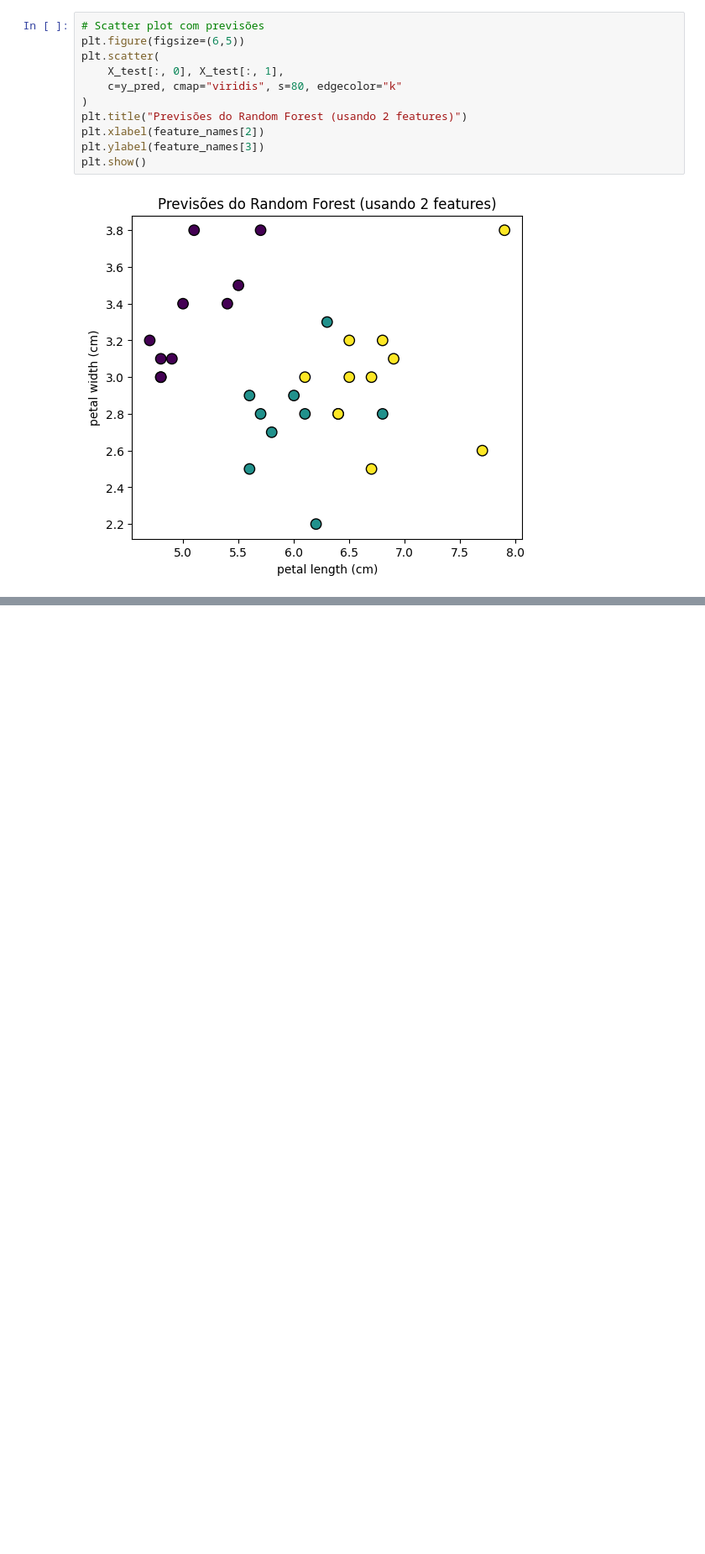
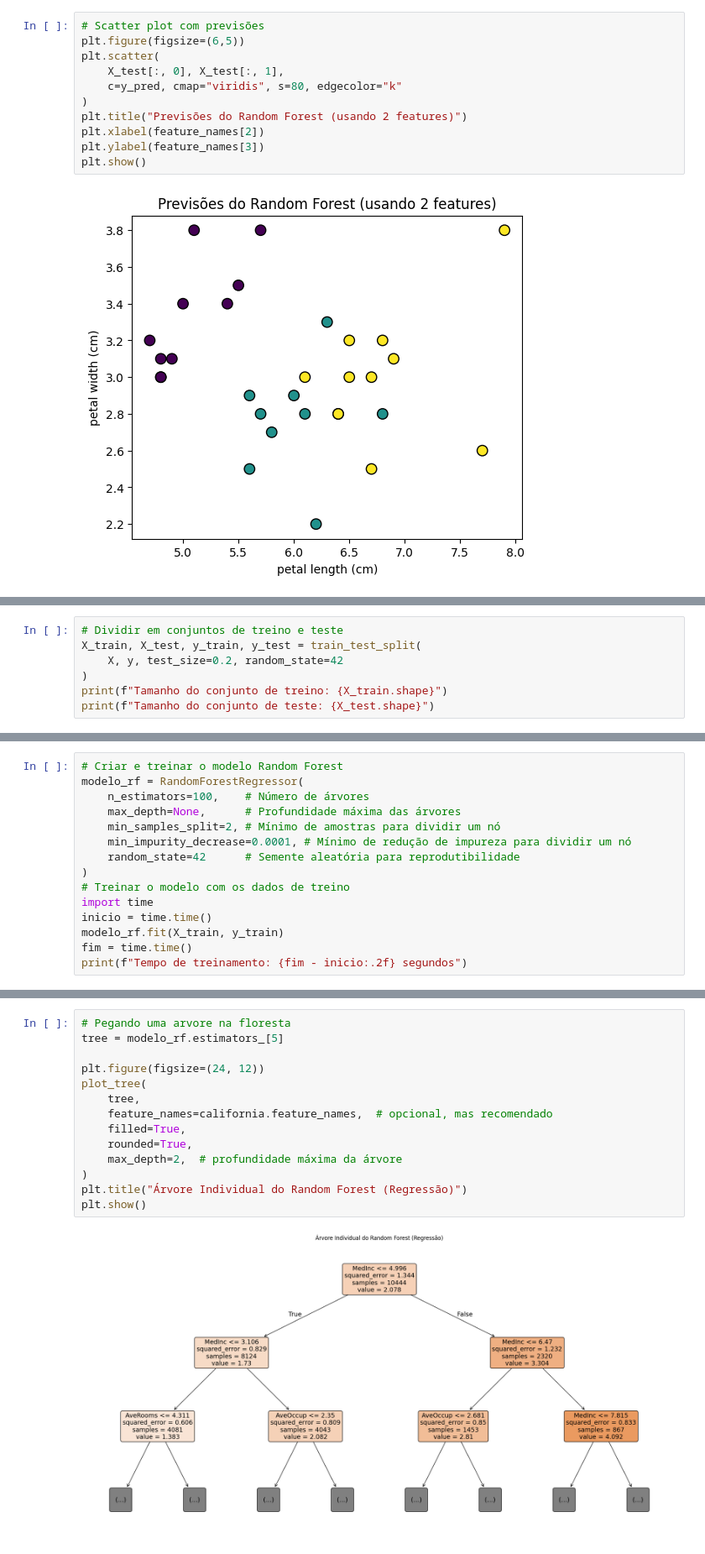
Before and after one commit to ricardoestevez/datascience, a Jupyter notebook: Random_Forest.ipynb, the cells around one changed output, grey strips where cells are left out. Shown at 84% size. Saved outputs shown, nothing was run; the diff lists cells and outputs as text; blank space fills up the shorter version.

Commit message:
Random Forest para Regressão

```diff
--- a/Random_Forest.ipynb
+++ b/Random_Forest.ipynb
@@ -225,0 +296,7 @@ plt.show()
+# %%
+# Dividir em conjuntos de treino e teste
+X_train, X_test, y_train, y_test = train_test_split(
+    X, y, test_size=0.2, random_state=42
+)
+print(f"Tamanho do conjunto de treino: {X_train.shape}")
+print(f"Tamanho do conjunto de teste: {X_test.shape}")
@@ -225,0 +306,15 @@ plt.show()
+# %%
+# Criar e treinar o modelo Random Forest
+modelo_rf = RandomForestRegressor(
+    n_estimators=100,    # Número de árvores
+    max_depth=None,      # Profundidade máxima das árvores
+    min_samples_split=2, # Mínimo de amostras para dividir um nó
+    min_impurity_decrease=0.0001, # Mínimo de redução de impureza para dividir um nó
+    random_state=42      # Semente aleatória para reprodutibilidade
+)
+# Treinar o modelo com os dados de treino
+import time
+inicio = time.time()
+modelo_rf.fit(X_train, y_train)
+fim = time.time()
+print(f"Tempo de treinamento: {fim - inicio:.2f} segundos")
@@ -225,0 +345,16 @@ plt.show()
+# %%
+# Pegando uma arvore na floresta
+tree = modelo_rf.estimators_[5]
+
+plt.figure(figsize=(24, 12))
+plot_tree(
+    tree,
+    feature_names=california.feature_names,  # opcional, mas recomendado
+    filled=True,
+    rounded=True,
+    max_depth=2,  # profundidade máxima da árvore
+)
+plt.title("Árvore Individual do Random Forest (Regressão)")
+plt.show()
+# %% [output]
+[figure, added]
```
Also changed, not shown: parts of 12 cells of this notebook.
